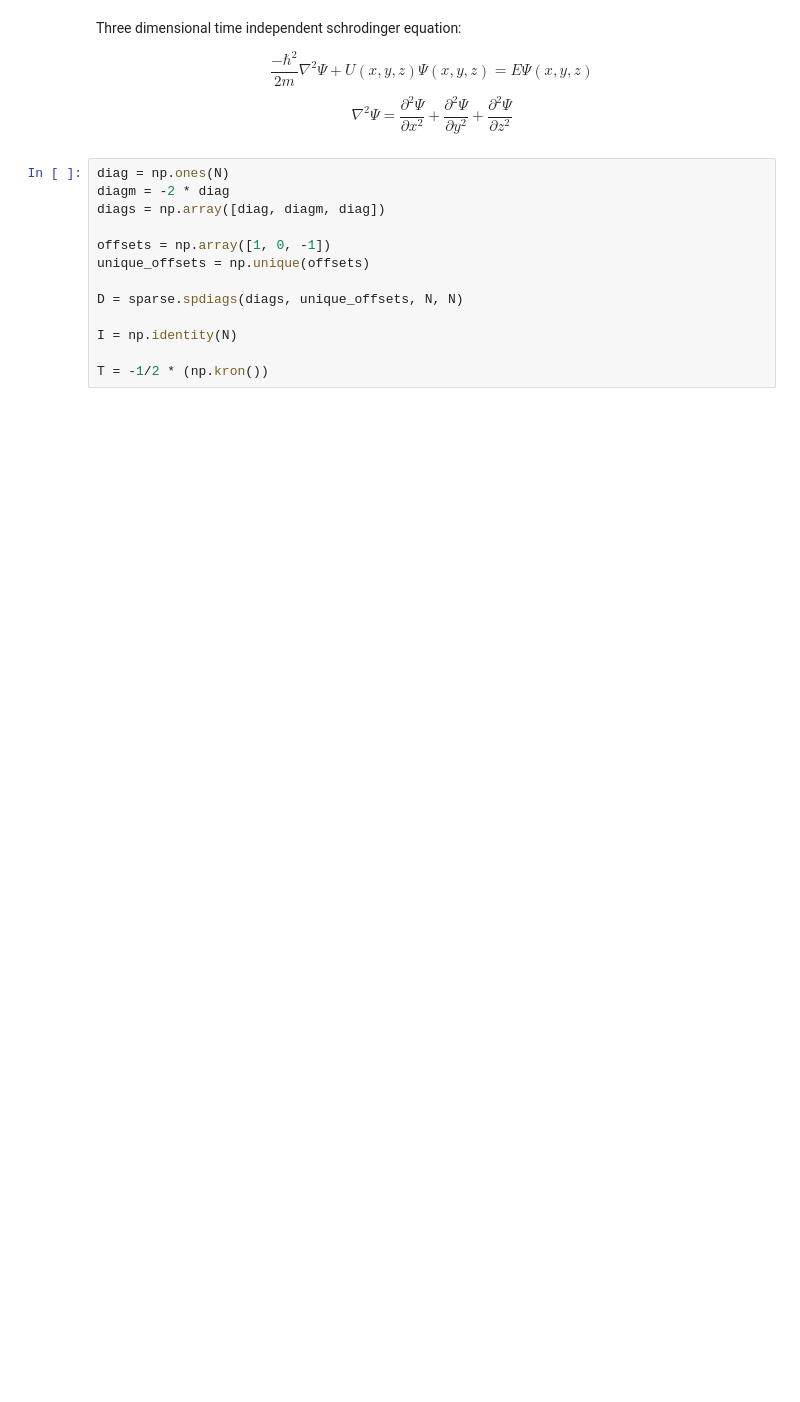
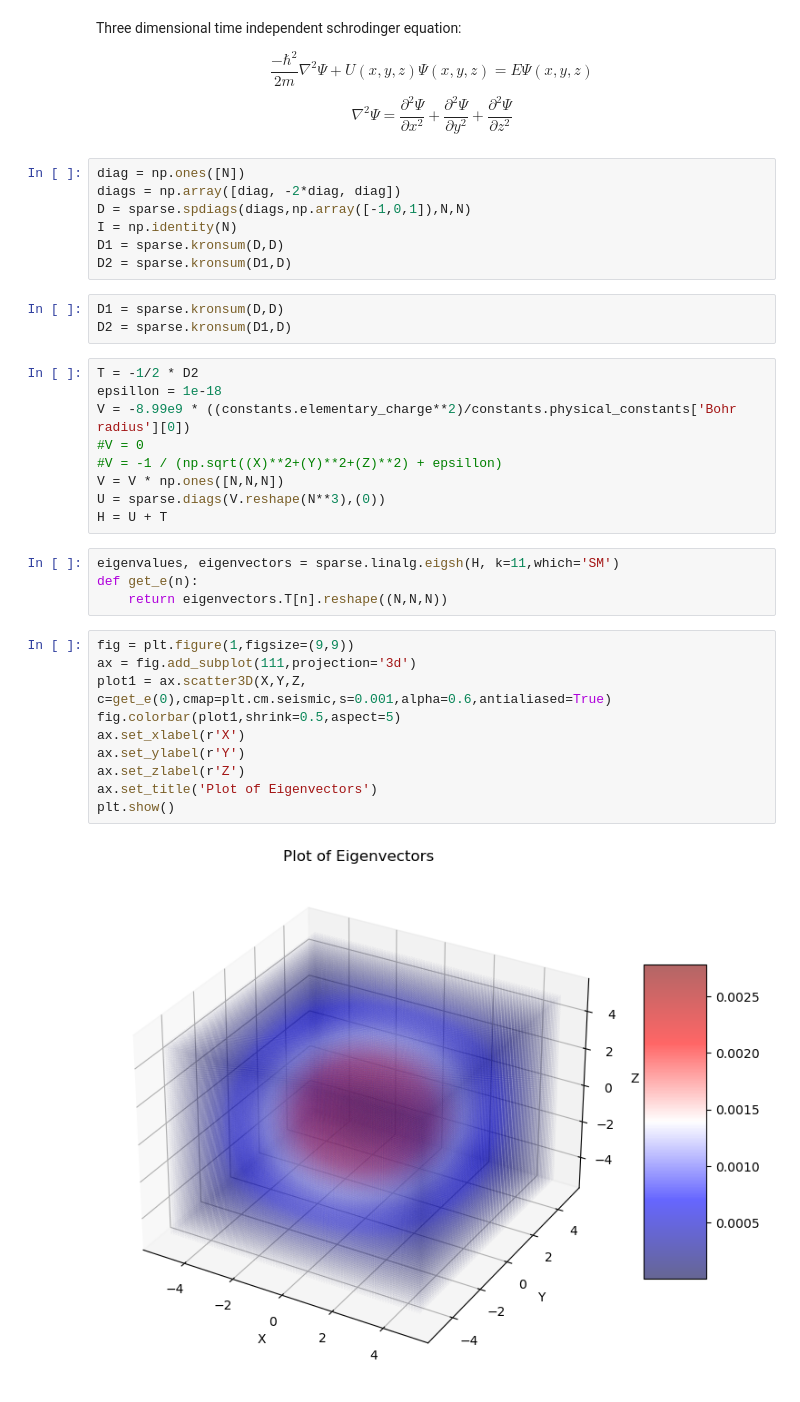
Before and after one commit to hardyek/PINNs, a Jupyter notebook: 3D Time Independent Schrodinger Equation.ipynb, the cells around one changed output. Saved outputs shown, nothing was run; the diff lists cells and outputs as text; blank space fills up the shorter version.

```diff
--- a/3D Time Independent Schrodinger Equation.ipynb
+++ b/3D Time Independent Schrodinger Equation.ipynb
@@ -26,15 +27,37 @@ $$
 \nabla^{2}\Psi = \frac{\partial^{2}\Psi}{\partial x^{2}}+\frac{\partial^{2}\Psi}{\partial y^{2}}+\frac{\partial^{2}\Psi}{\partial z^{2}}
 $$
 # %%
-diag = np.ones(N)
-diagm = -2 * diag
-diags = np.array([diag, diagm, diag])
-
-offsets = np.array([1, 0, -1])
-unique_offsets = np.unique(offsets)
-
-D = sparse.spdiags(diags, unique_offsets, N, N)
-
+diag = np.ones([N])
+diags = np.array([diag, -2*diag, diag])
+D = sparse.spdiags(diags,np.array([-1,0,1]),N,N)
 I = np.identity(N)
-
-T = -1/2 * (np.kron())
+D1 = sparse.kronsum(D,D)
+D2 = sparse.kronsum(D1,D)
+# %%
+D1 = sparse.kronsum(D,D)
+D2 = sparse.kronsum(D1,D)
+# %%
+T = -1/2 * D2
+epsillon = 1e-18
+V = -8.99e9 * ((constants.elementary_charge**2)/constants.physical_constants['Bohr radius'][0])
+#V = 0
+#V = -1 / (np.sqrt((X)**2+(Y)**2+(Z)**2) + epsillon)
+V = V * np.ones([N,N,N])
+U = sparse.diags(V.reshape(N**3),(0))
+H = U + T
+# %%
+eigenvalues, eigenvectors = sparse.linalg.eigsh(H, k=11,which='SM')
+def get_e(n):
+    return eigenvectors.T[n].reshape((N,N,N))
+# %%
+fig = plt.figure(1,figsize=(9,9))
+ax = fig.add_subplot(111,projection='3d')
+plot1 = ax.scatter3D(X,Y,Z, c=get_e(0),cmap=plt.cm.seismic,s=0.001,alpha=0.6,antialiased=True)
+fig.colorbar(plot1,shrink=0.5,aspect=5)
+ax.set_xlabel(r'X')
+ax.set_ylabel(r'Y')
+ax.set_zlabel(r'Z')
+ax.set_title('Plot of Eigenvectors')
+plt.show()
+# %% [output]
+[figure, added]
```
Also changed, not shown: parts of 3 cells of this notebook, 1 other file.
